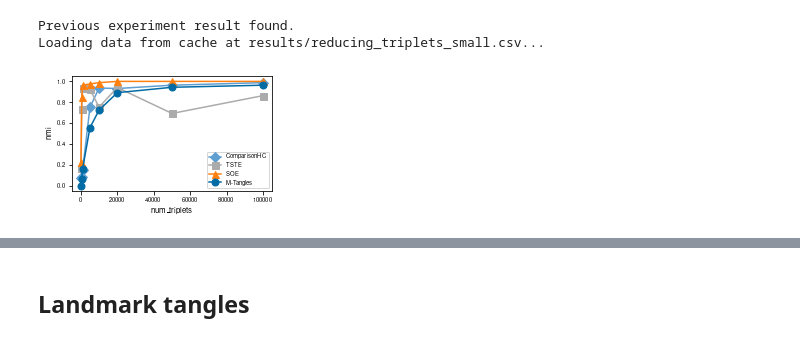
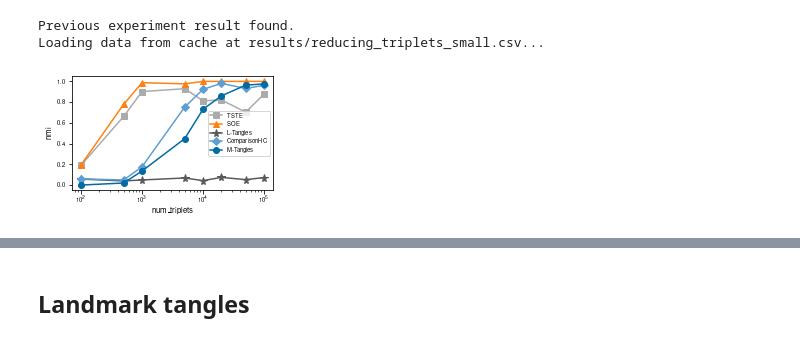
Before and after one commit to Conzel/clustering-triplets-with-tangles, a Jupyter notebook: thesis_simulations.ipynb, the cells around one changed output, grey strips where cells are left out. Cells and saved outputs as stored; diff of their text form; code cells hidden in the pictures.

Commit message:
CHANGE: Some updates to the thesis plots

```diff
--- a/thesis_simulations.ipynb
+++ b/thesis_simulations.ipynb
@@ -49,16 +53,13 @@ num_triplets = [100, 500, 1000, 5000, 10000, 20000, 50000, 106200]
 data = Dataset.get(Dataset.GAUSS_SMALL, INITIAL_SEED)
 for n in num_triplets:
     print_(f"#triplets = {n}")
-    if n == 106200:
-        triplets, responses = make_all_triplets(data.xs, "list-boolean")
-    else:
-        triplets, responses = subsample_triplets(data.xs, n)
+    triplets, responses = subsample_triplets(data.xs, n, no_redraw=True)
     unified_triplets = unify_triplet_order(triplets, responses)
     cuts = triplets_to_majority_neighbour_cuts(
         unified_triplets, radius=1 / 2)
 
     p = 8
-    tp.binary_assignment_different_symbols(data.xs, cuts[p, :])
+    tp.assignments_different_symbols(data.xs, cuts[p, :])
     plt.legend(["Out-cut", "In-cut"])
     plt.title(f"Majority cuts, r=0.5, \#triplets={n}")
     plt.plot(data.xs[p, 0], data.xs[p, 1], "kx", markersize=14)
@@ -92,7 +93,8 @@ def adding_noise_num_triplets(dataset, num_triplets, noises):
             for n in range(N_RUNS):
                 seed += 1
                 data = Dataset.get(dataset, seed)
-                t, r = subsample_triplets(data.xs, num, noise=noise)
+                num_datapoints = data.xs.shape[0]
+                t, r = subsample_triplets(data.xs, num, noise=noise, no_redraw=True)
                 yield t, r, data.ys, {'num_triplets': num, 'run': n, 'noise': noise}
 # %%
 exp_name = "adding_noise_small_majority"
@@ -100,7 +102,7 @@ noises = np.arange(0, 0.51, 0.05)
 #densities = [0.01]
 cache = DataCache(RESULTS_FOLDER, exp_name)
 if force_rerun or not cache.load():
-    eval_suite = ClusteringEvaluationSuite(7, 2, KMeans(3), seed=0, methods_to_include=["M-Tangles", "ComparisonHC"] + USED_EMBEDDERS, radius=1/2.3)
+    eval_suite = ClusteringEvaluationSuite(small_agreement, 2, KMeans(3), seed=0, methods_to_include=["M-Tangles", "ComparisonHC"] + USED_EMBEDDERS, radius=radius)
     df = eval_suite.score_all(adding_noise_num_triplets(Dataset.GAUSS_SMALL, num_triplets=[20000], noises=noises))
     cache.save(df)
 # %% [output]
@@ -116,10 +118,11 @@ tp.save(exp_name)
 This figure shows how majority cuts behave with increasing/decreasing number of triplets.
 # %%
 exp_name = "reducing_triplets_small"
-num_triplets = [100, 500, 1000, 5000, 10000, 20000, 50000, 100000]
+num_triplets = [200, 500, 1000, 5000, 10000, 20000, 50000, 106200]
 cache = DataCache(RESULTS_FOLDER, exp_name)
 if force_rerun or not cache.load():
-    eval_suite = ClusteringEvaluationSuite(7, 2, KMeans(3), seed=0, radius=1/2.3, methods_to_include=["M-Tangles", "ComparisonHC"] + USED_EMBEDDERS)
+    dfs = []
+    eval_suite = ClusteringEvaluationSuite(small_agreement, 2, KMeans(3), seed=0, radius=small_radius, methods_to_include=["M-Tangles", "ComparisonHC", "L-Tangles"] + USED_EMBEDDERS, imputation="1-NN")
     df = eval_suite.score_all(adding_noise_num_triplets(Dataset.GAUSS_SMALL, num_triplets=num_triplets, noises=[0]))
     cache.save(df)
 # %% [output]
@@ -127,6 +130,7 @@ Previous experiment result found.
 Loading data from cache at results/reducing_triplets_small.csv...
 # %%
 tp.line(cache.data, x="num_triplets", y="nmi")
+plt.xscale("log")
 tp.save(exp_name)
 # %% [output]
-[figure, old version]
+[figure, new version]
```
Also changed, not shown: parts of 15 cells of this notebook.
